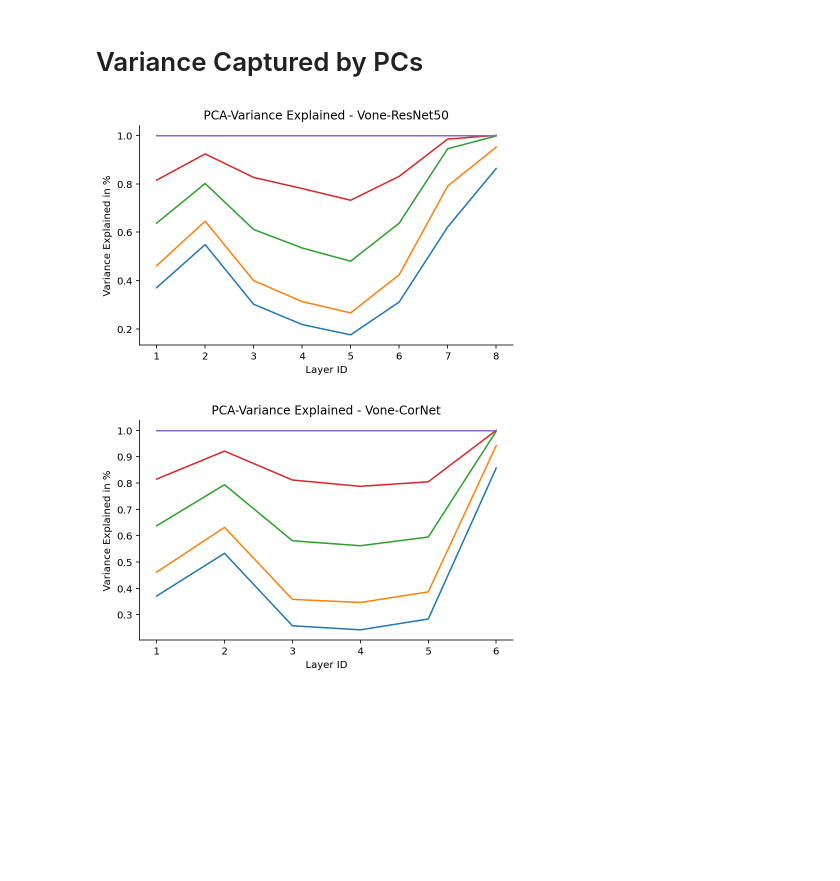
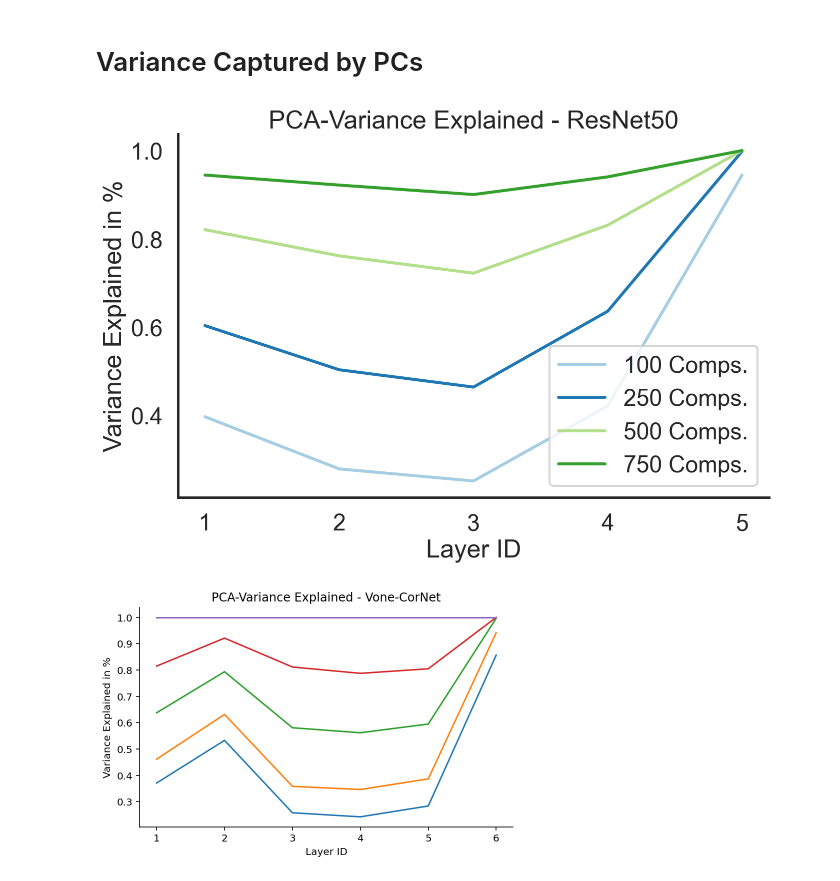
Before and after one commit to RobertTLange/algonauts-2021, a Jupyter notebook: notebooks/dim_reduction.ipynb, the cells around one changed output. Saved outputs shown, nothing was run; the diff lists cells and outputs as text; code cells hidden in the pictures; blank space fills up the shorter version.

```diff
--- a/notebooks/dim_reduction.ipynb
+++ b/notebooks/dim_reduction.ipynb
@@ -13,31 +17,45 @@ from sklearn.preprocessing import StandardScaler
 # %% [markdown]
 # Variance Captured by PCs
-# %%
-base_path = "../data/pca_variance/vone-resnet50/"
-var_exp_paths = [base_path + "50_pca_variance.npy",
-                 base_path + "100_pca_variance.npy",
-                 base_path + "250_pca_variance.npy",
-                 base_path + "500_pca_variance.npy",
-                 base_path + "1000_pca_variance.npy"]
-
-from mle_toolbox.utils import save_pkl_object, load_pkl_object
-
-save_pkl_object({"a": {"b": 1}}, "temp.pkl")
-loaded = load_pkl_object("temp.pkl")
-loaded
-
-fig, ax = plt.subplots()
-for p in var_exp_paths:
-    var = np.load(p)
-    ax.plot(np.arange(1, len(var)+1), var)
-ax.set_xlabel("Layer ID")
-ax.set_ylabel(r"Variance Explained in %")
-ax.set_title("PCA-Variance Explained - Vone-ResNet50")
-ax.spines['top'].set_visible(False)
-ax.spines['right'].set_visible(False)
-fig.tight_layout()
-# %% [output]
-[figure, removed]
+# %%
+pca_100 = {'layer_1': {'explained_var': 0.39622963698447067},
+           'layer_2': {'explained_var': 0.2779730936560019},
+           'layer_3': {'explained_var': 0.2506851673724481},
+           'layer_4': {'explained_var': 0.4209107612380861},
+           'layer_5': {'explained_var': 0.9441720744025096}}
+
+pca_250 = {'layer_1': {'explained_var': 0.6029562042789471},
+           'layer_2': {'explained_var': 0.5028114493585244},
+           'layer_3': {'explained_var': 0.4635729075704505},
+           'layer_4': {'explained_var': 0.6356408715146987},
+           'layer_5': {'explained_var': 0.9980577084376245}}
+
+pca_500 = {'layer_1': {'explained_var': 0.8205344348809623},
+           'layer_2': {'explained_var': 0.761140206784042},
+           'layer_3': {'explained_var': 0.721941972061665},
+           'layer_4': {'explained_var': 0.8307936812001775},
+           'layer_5': {'explained_var': 0.9999168735087611}}
+
+pca_750 = {'layer_1': {'explained_var': 0.9444003823958735},
+           'layer_2': {'explained_var': 0.9216436258509637},
+           'layer_3': {'explained_var': 0.9001997208156728},
+           'layer_4': {'explained_var': 0.9402808202213787},
+           'layer_5': {'explained_var': 0.9999953984370257}}
+
+
+fig, ax = plt.subplots(figsize=(10, 7))
+labels = ['100 Comps.', '250 Comps.', '500 Comps.', '750 Comps.']
+for i, p in enumerate([pca_100, pca_250, pca_500, pca_750]):
+    var = [p[k]["explained_var"] for k in p.keys()]
+    ax.plot(np.arange(1, 6), var, label=labels[i])
+ax.legend()
+ax.set_xlabel("Layer ID")
+ax.set_ylabel(r"Variance Explained in %")
+ax.set_title("PCA-Variance Explained - ResNet50")
+ax.spines['top'].set_visible(False)
+ax.spines['right'].set_visible(False)
+fig.tight_layout()
+# %% [output]
+[figure, added]
 # %%
 base_path = "../data/pca_variance/vone-cornets/"
 var_exp_paths = [base_path + "50_pca_variance.npy",
```
Also changed, not shown: parts of 1 cell of this notebook, 8 other files.
